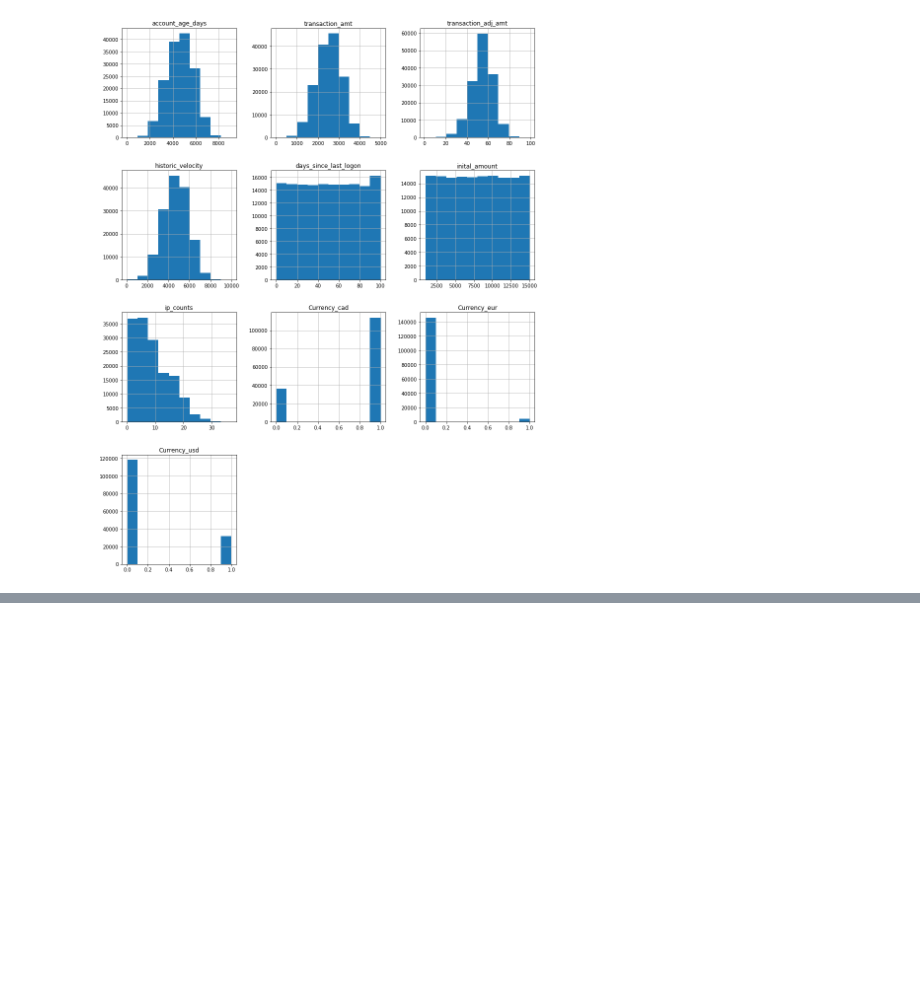
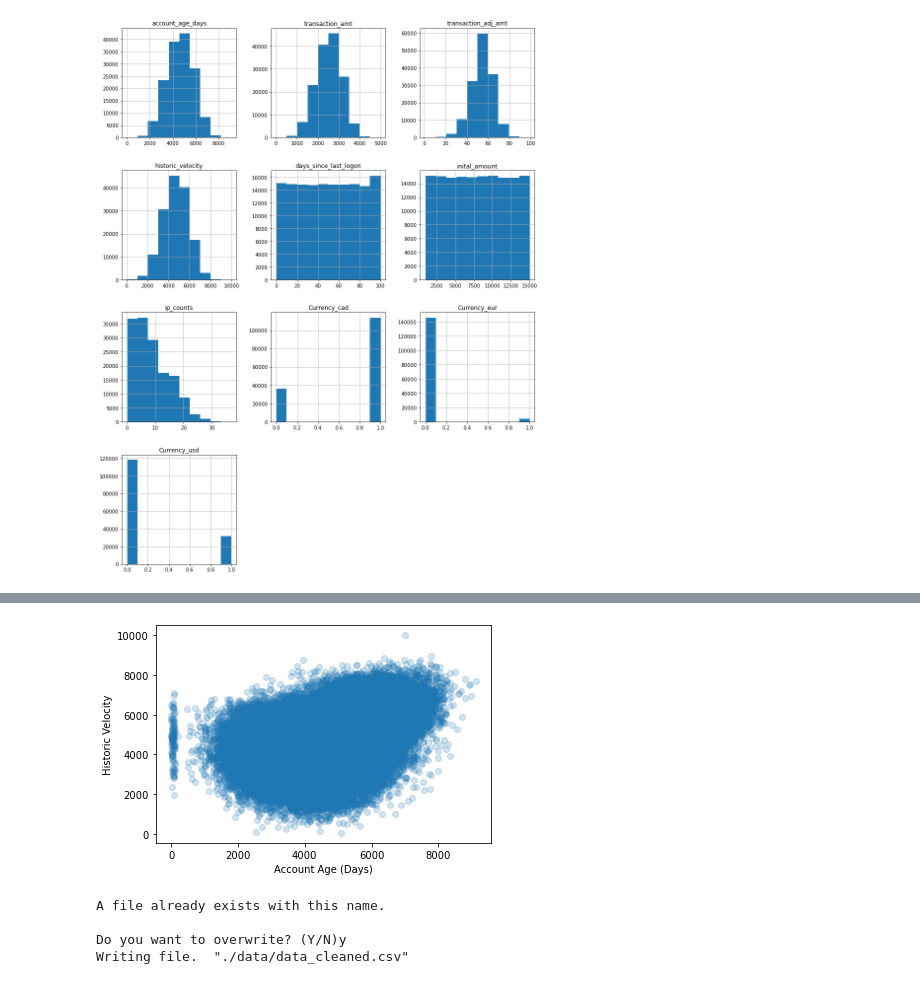
Before and after one commit to feifeikong/Fraud_Detection_Capstone, a Jupyter notebook: Capstone 3 - Data Wrangling & EDA.ipynb, the cells around one changed output, grey strips where cells are left out. Saved outputs shown, nothing was run; the diff lists cells and outputs as text; code cells hidden in the pictures; blank space fills up the shorter version.

```diff
--- a/Capstone 3 - Data Wrangling & EDA.ipynb
+++ b/Capstone 3 - Data Wrangling & EDA.ipynb
@@ -208,0 +227,6 @@ Writing file.  "./data/data_cleaned.csv"
+# %%
+_ = plt.scatter(data_raw['account_age_days'], data_raw['historic_velocity'], alpha=0.2)
+_ = plt.xlabel('Account Age (Days)')
+_ = plt.ylabel('Historic Velocity')
+# %% [output]
+[figure, added]
@@ -208,0 +237,10 @@ Writing file.  "./data/data_cleaned.csv"
+# %%
+from library.sb_utils import save_file
+
+datapath = './data'
+save_file(data_raw, 'data_cleaned.csv', datapath)
+# %% [output]
+A file already exists with this name.
+
+Do you want to overwrite? (Y/N)y
+Writing file.  "./data/data_cleaned.csv"
```
Also changed, not shown: parts of 7 cells of this notebook.
